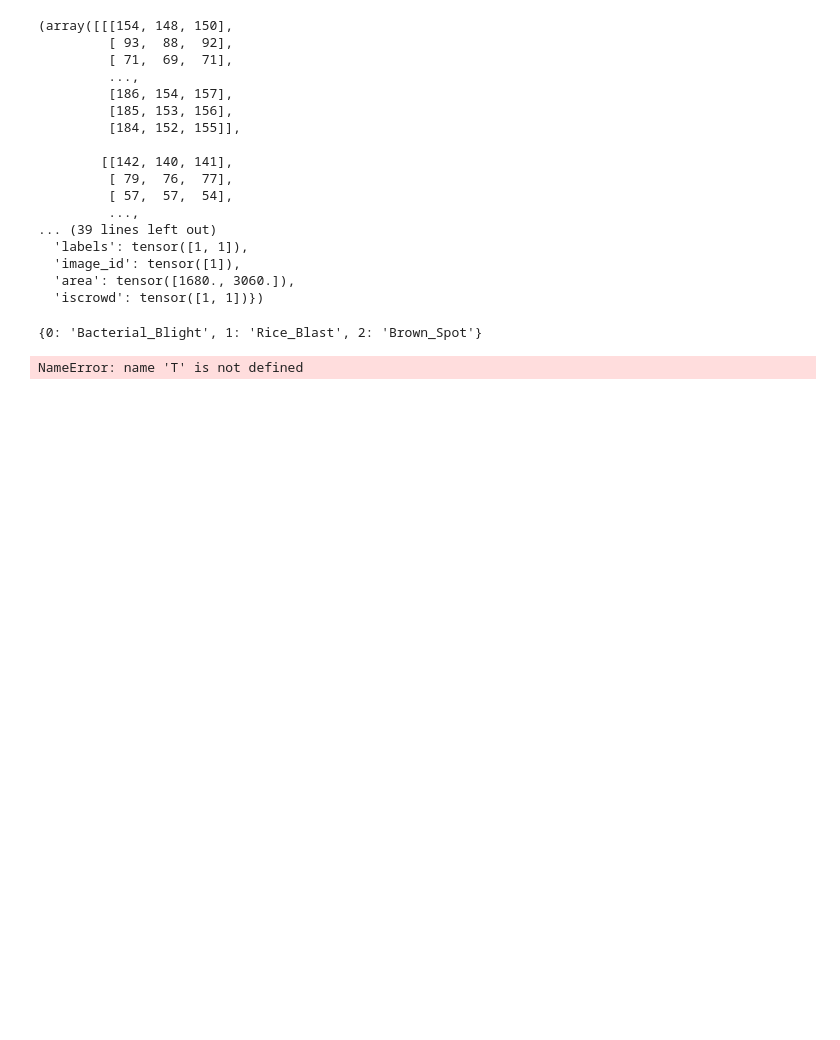
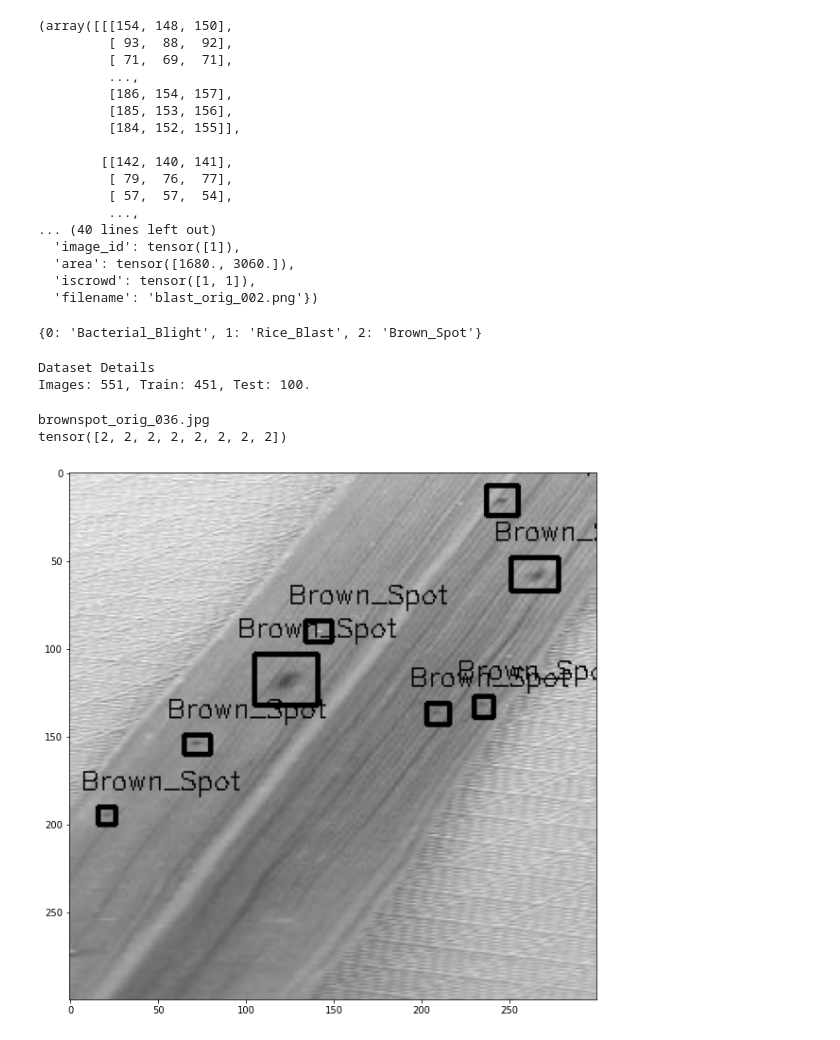
Before and after one commit to theonlyNischal/Identification-of-Rice-Leaf-Diseases-Using-Deep-Convolutional-Neural-Networks, a Jupyter notebook: Faster_RCNN/training.ipynb, the cells around one changed output. Drawn from its saved outputs; the diff is of its cells as text; code cells hidden in the pictures; blank space fills up the shorter version.

```diff
--- a/Faster_RCNN/training.ipynb
+++ b/Faster_RCNN/training.ipynb
@@ -76,6 +76,7 @@ class RiceDiseaseDataset(Dataset):
         target["image_id"] = image_id
         target["area"] = area
         target["iscrowd"] = iscrowd
+        target["filename"] = img_name
 
         if self.transforms is not None:
             img, target = self.transforms(img, target)
@@ -116,8 +117,8 @@ class RiceDiseaseDataset(Dataset):
         xml_df.to_csv("../RiceDiseaseDataset/labels.csv")
         return xml_df
 # %%
-x = RiceDiseaseDataset(imgs_dir, labels_dir)
-x[1]
+sample = RiceDiseaseDataset(imgs_dir, labels_dir)
+sample[1]
 # %% [output]
 (array([[[154, 148, 150],
          [ 93,  88,  92],
@@ -131,9 +132,9 @@ x[1]
          [ 79,  76,  77],
          [ 57,  57,  54],
          ...,
-... (39 lines left out)
-  'labels': tensor([1, 1]),
+... (40 lines left out)
   'image_id': tensor([1]),
   'area': tensor([1680., 3060.]),
-  'iscrowd': tensor([1, 1])})
+  'iscrowd': tensor([1, 1]),
+  'filename': 'blast_orig_002.png'})
 # %%
@@ -154,6 +155,15 @@ def get_transforms(train):
     if train:
         transforms.append(T.RandomHorizontalFlip(0.5))
     return T.Compose(transforms)
+# %%
+# Hyperparameters
+test_set_length = 100 		 # Test set (number of images)
+train_batch_size = 20  		 # Train batch size
+test_batch_size = 10    		 # Test batch size
+num_classes = 3        		 # Number of classes
+learning_rate = 0.005	 # Learning rate
+num_epochs = 10     	     # Number of epochs
+output_dir = "saved_model"   # Output directory to save the model
 # %%
 device = torch.device("cuda") if torch.cuda.is_available() else torch.device("cpu")
 
@@ -172,4 +182,41 @@ data_loader_test = torch.utils.data.DataLoader(dataset_test, batch_size=test_bat
 print("Dataset Details\nImages: {}, Train: {}, Test: {}.\n".format(len(indices),
                                 len(dataset), len(dataset_test)))
 # %% [output]
-NameError: name 'T' is not defined
+Dataset Details
+Images: 551, Train: 451, Test: 100.
+# %%
+dataiter = iter(data_loader)
+images, targets = dataiter.next()
+
+
+# plot the images in the batch, along with predicted labels
+fig = plt.figure(figsize=(10, 40))
+for idx in np.arange(20):
+#     ax = fig.add_subplot(2, 20/2, idx+1, xticks=[], yticks=[])
+    img = images[idx]
+    target = targets[idx]
+    img = img.cpu()
+    img = np.transpose(img, (1, 2, 0))
+    img = cv.cvtColor(np.float32(img), cv.COLOR_RGB2GRAY)
+    boxes = target["boxes"]
+    labels = target["labels"]
+    print(target["filename"])
+    print(labels)
+    for box, label in zip(boxes, labels):
+        x = int(box[0].item())
+        y = int(box[1].item())
+        w = int(box[2].item())
+        h = int(box[3].item())
+#         x,y,w,h = int(box[0].item()), int(box[1].item()), int(box[2].item(), int(box[3].item())
+        cv.rectangle(img, (x, y), (w, h), (0,0,255), 2)
+        label = str(sample.labels_dict[label.item()])
+        cv.putText(img, label, (x-10,y-10), cv.FONT_HERSHEY_SIMPLEX, 0.5, (0, 0, 255), 1)
+# 	cv.putText(image, text, (x, y), cv.FONT_HERSHEY_SIMPLEX, 0.5,
+# 					 (255, 255, 255), 1)
+    plt.imshow(img, cmap="gray")
+    plt.show()
+    break
+# %% [output]
+brownspot_orig_036.jpg
+tensor([2, 2, 2, 2, 2, 2, 2, 2])
+[figure, added]
```
Also changed, not shown: parts of 1 cell of this notebook, 1 other file.
